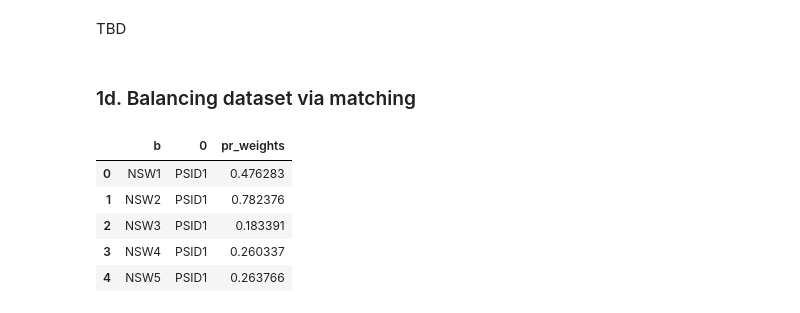
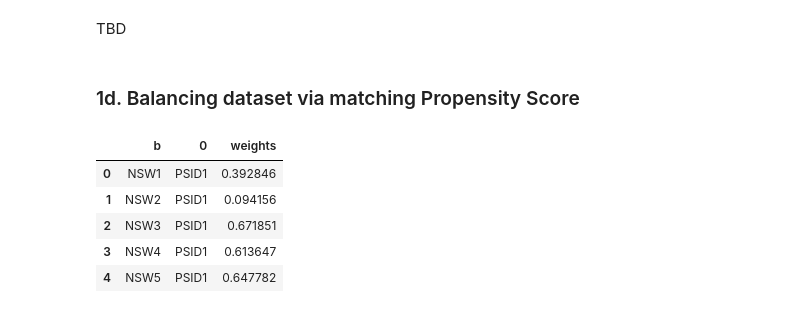
Before and after one commit to sanadhis/ADA-2017, a Jupyter notebook: 04 - Applied ML/Homework04.ipynb, the cells around one changed output. Saved outputs shown, nothing was run; the diff lists cells and outputs as text; code cells hidden in the pictures.

```diff
--- a/04 - Applied ML/Homework04.ipynb
+++ b/04 - Applied ML/Homework04.ipynb
@@ -315,7 +315,7 @@ TBD
 # %% [markdown]
 ### 1c. Propensity Score Model
 # %%
-features = ['age','educ','black','hispan','married','nodegree','re74','re75', 're78']
+features = ['age','educ','black','hispan','married','nodegree','re74','re75']
 
 lr = LogisticRegression()
 lr.fit(df_combined[features], df_combined.treat)
@@ -340,5 +339,6 @@ $$y = -0.2678 - 0.0169 \times age - 0.08709 \times educ + 2.3197  \times black -
 # %%
-pred = pd.DataFrame(lr.predict_proba(df_combined[features]))
-pred.columns = ["pr_control","pr_treatment"]
+# Pick only the score of going into treated
+pred = pd.DataFrame(lr.predict_proba(df_combined[features])[:,1])
+pred.columns = ["propensity_score"]
 pred.head(5)
 # %% [output]
@@ -351,13 +351,12 @@ pred.head(5)
 # %%
-df_combined_prop_scr                 = df_combined
-df_combined_prop_scr['pr_control']   = pred['pr_control']
-df_combined_prop_scr['pr_treatment'] = pred['pr_treatment']
+df_combined_prop_scr                     = df_combined
+df_combined_prop_scr['propensity_score'] = pred['propensity_score']
 
-df_control_prop_scr   = df_combined_prop_scr.loc[df_combined_prop_scr['treat']==0]
-df_treatment_prop_scr = df_combined_prop_scr.loc[df_combined_prop_scr['treat']==1]
+df_control_prop_scr = df_combined_prop_scr.loc[df_combined_prop_scr['treat']==0]
+df_treated_prop_scr = df_combined_prop_scr.loc[df_combined_prop_scr['treat']==1]
 
 display(df_control_prop_scr.head(5))
-display(df_treatment_prop_scr.head(5))
+display(df_treated_prop_scr.head(5))
 # %% [output]
 |  | id | treat | age | educ | black | hispan | married | nodegree | re74 | re75 | re78 | ... |
 | 185 | PSID1 | 0 | 30 | 12 | 0 | 0 | 1 | 0 | 20166.73 | 18347.23 | 25564.67 | ... |
@@ -389,27 +386,27 @@ ax2.set_title("Distribution of Propensity scores of Treated in Treated (Blue) an
 # %% [markdown]
 TBD
 # %% [markdown]
-### 1d. Balancing dataset via matching
+### 1d. Balancing dataset via matching Propensity Score
 # %%
 df_pr_weights = pd.DataFrame()
-for row in df_control_prop_scr[['id','pr_control']].iterrows():
+for row in df_control_prop_scr[['id','propensity_score']].iterrows():
     id      = row[1][0]
     pr_ctrl = row[1][1]
-    weights = abs(pr_ctrl - df_treatment_prop_scr.pr_treatment)
-    df_pr_weight               = pd.DataFrame(df_treatment_prop_scr[['id']])
-    df_pr_weight.columns       = [['b']]
-    df_pr_weight['0']          = id
-    df_pr_weight["pr_weights"] = pd.DataFrame(weights)
-    df_pr_weights              = pd.concat([df_pr_weights,df_pr_weight])
+    weights = abs(pr_ctrl - df_treated_prop_scr.propensity_score)
+    df_pr_weight            = pd.DataFrame(df_treated_prop_scr[['id']])
+    df_pr_weight.columns    = [['b']]
+    df_pr_weight['0']       = id
+    df_pr_weight["weights"] = pd.DataFrame(weights)
+    df_pr_weights           = pd.concat([df_pr_weights,df_pr_weight])
 
 display(df_pr_weights.head(5))
 # %% [output]
-|  | b | 0 | pr_weights |
-| 0 | NSW1 | PSID1 | 0.476283 |
-| 1 | NSW2 | PSID1 | 0.782376 |
-| 2 | NSW3 | PSID1 | 0.183391 |
-| 3 | NSW4 | PSID1 | 0.260337 |
-| 4 | NSW5 | PSID1 | 0.263766 |
+|  | b | 0 | weights |
+| 0 | NSW1 | PSID1 | 0.392846 |
+| 1 | NSW2 | PSID1 | 0.094156 |
+| 2 | NSW3 | PSID1 | 0.671851 |
+| 3 | NSW4 | PSID1 | 0.613647 |
+| 4 | NSW5 | PSID1 | 0.647782 |
 # %%
 G = nx.Graph()
 
```
Also changed, not shown: parts of 28 cells of this notebook.
